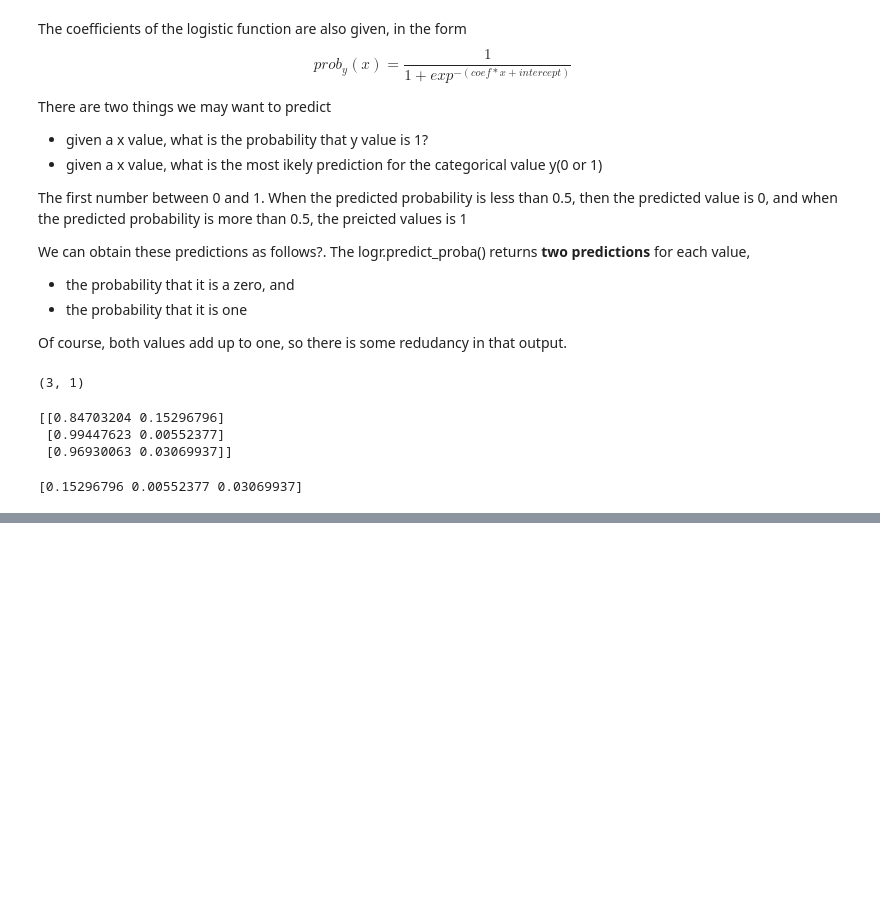
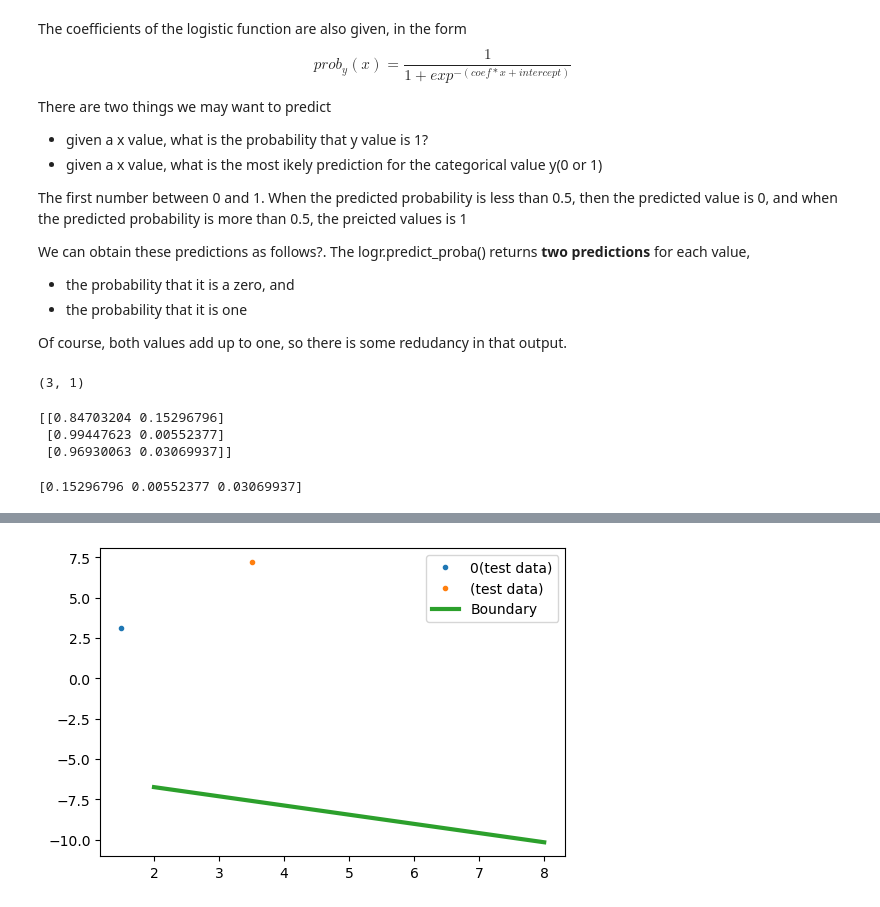
Before and after one commit to AkanchhaChoudhary/MSc-Data_Management_and_Business_Analytics, a Jupyter notebook: Second_Trimester/4. Classification/LogisticRegression_Practice.ipynb, the cells around one changed output, grey strips where cells are left out. Saved outputs shown, nothing was run; the diff lists cells and outputs as text; code cells hidden in the pictures; blank space fills up the shorter version.

```diff
--- a/Second_Trimester/4. Classification/LogisticRegression_Practice.ipynb
+++ b/Second_Trimester/4. Classification/LogisticRegression_Practice.ipynb
@@ -81,0 +158,20 @@ print(proba_predict_1)
+# %%
+
+# so above we got model for our train data, now we will iterate same cde for test data, train keyword will be replaced with test
+df_test_0 = df_test[df_test.label==0]
+df_test_1 = df_test[df_test.label==1]
+
+plt.figure(figsize = (6,4))
+plt.plot(df_test_0.x,df_test_0.y,'.',label ='0(test data)')
+plt.plot(df_test_1.x,df_test_1.y,'.',label = '(test data)')
+
+
+# plot the equation that we found in below markdown cell
+x_b = np.linspace(2,8,10)
+y_b = -5.6-0.57*x_b # same equaion will be usd for test data
+plt.plot(x_b,y_b,'-',linewidth=3, label='Boundary')
+plt.legend()
+
+plt.show()
+# %% [output]
+[figure, added]
```
Also changed, not shown: parts of 9 cells of this notebook, 2 other files.
